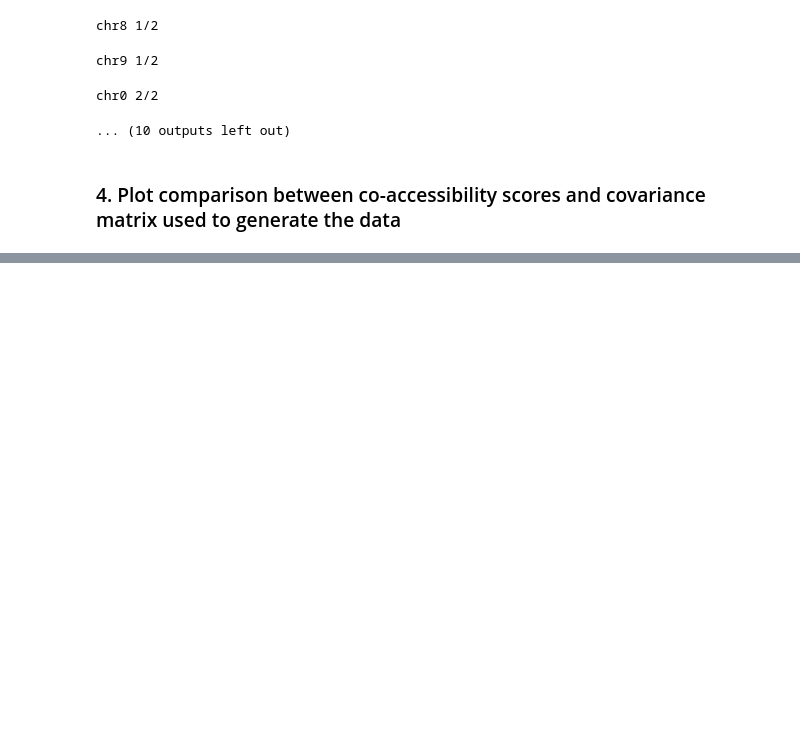
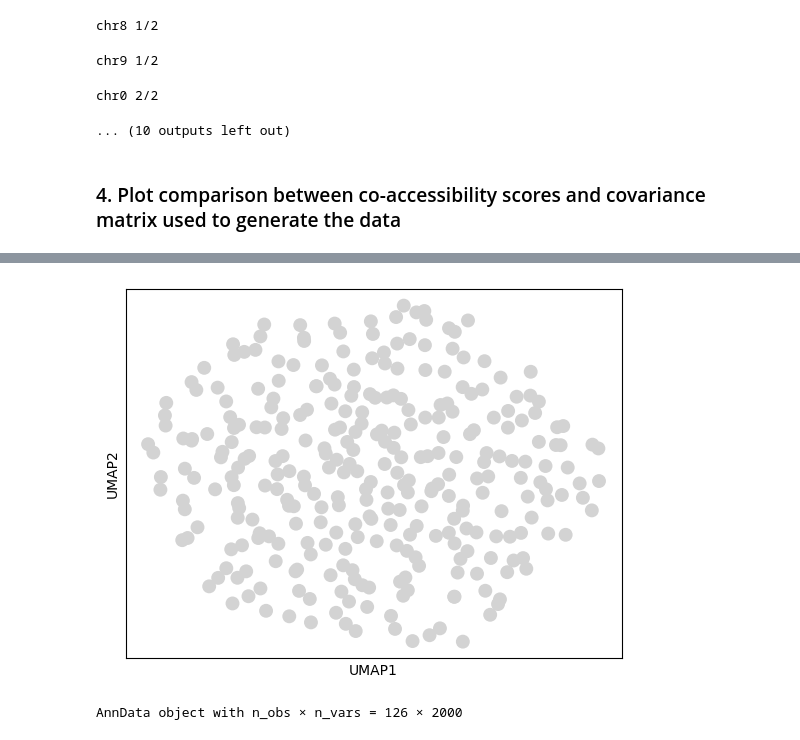
Before and after one commit to cantinilab/Circe, a Jupyter notebook: Example1.ipynb, the cells around one changed output, grey strips where cells are left out. Drawn from its saved outputs; the diff is of its cells as text; code cells hidden in the pictures; blank space fills up the shorter version.

```diff
--- a/Example1.ipynb
+++ b/Example1.ipynb
@@ -129,0 +179,7 @@ print((cov[:10,:10]>0).sum()/(100), (corrected[10,10]>0).sum()/(100), )
+# %%
+sc.pp.neighbors(atac, use_rep="X_lsi", metric="cosine")
+sc.tl.umap(atac)
+
+sc.pl.umap(atac)
+# %% [output]
+[figure, added]
@@ -129,0 +242,4 @@ print((cov[:10,:10]>0).sum()/(100), (corrected[10,10]>0).sum()/(100), )
+# %%
+metacells_atac
+# %% [output]
+AnnData object with n_obs × n_vars = 126 × 2000
```
Also changed, not shown: parts of 14 cells of this notebook.
